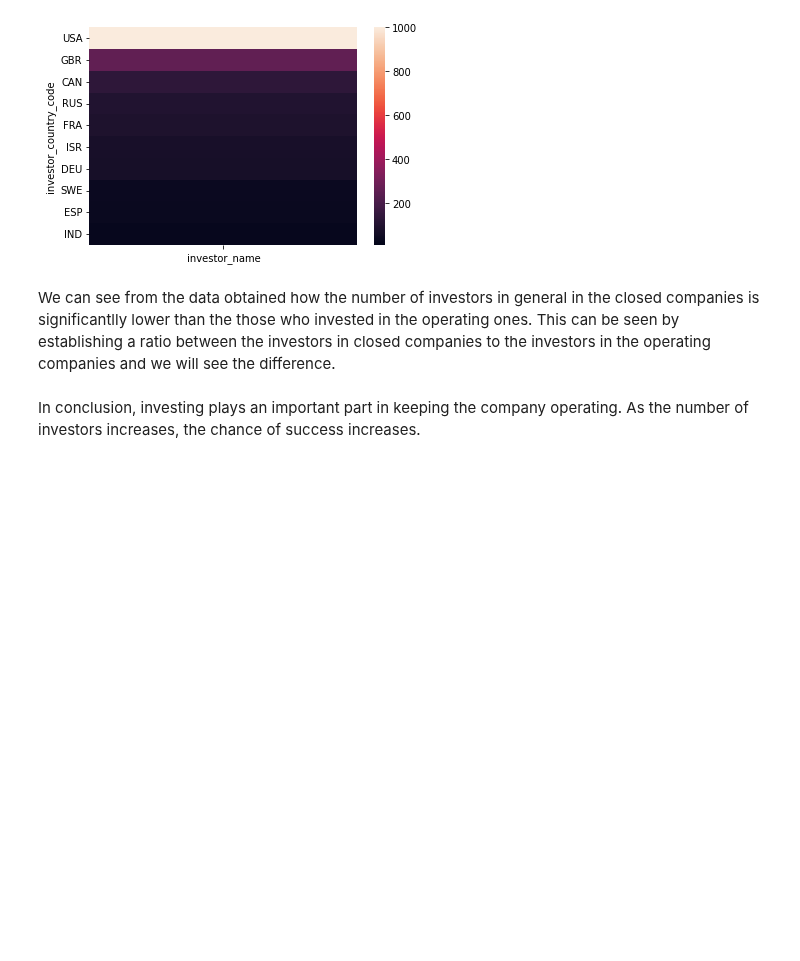
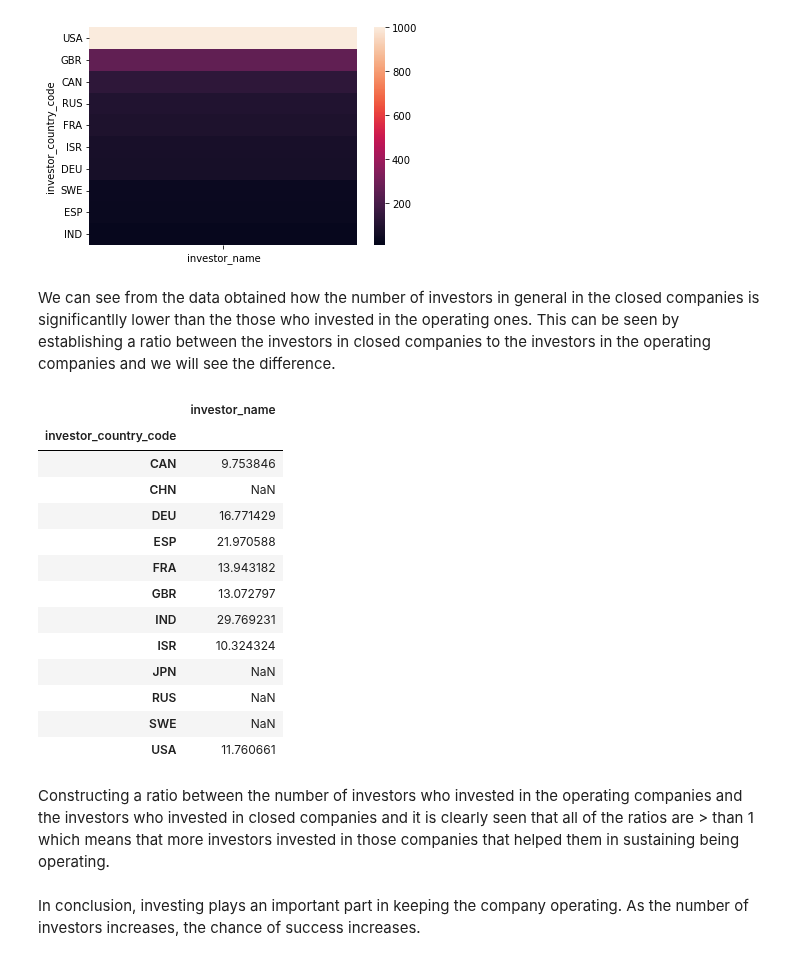
Before and after one commit to OdyAsh/StartupCompanies, a Jupyter notebook: Startup-Companies.ipynb, the cells around one changed output. Cells and saved outputs as stored; diff of their text form; code cells hidden in the pictures; blank space fills up the shorter version.

```diff
--- a/Startup-Companies.ipynb
+++ b/Startup-Companies.ipynb
@@ -2093,6 +2092,26 @@ sns.heatmap(closedcomp_investstotal, vmin=10, vmax=1000)
 [figure]
 # %% [markdown]
 We can see from the data obtained how the number of investors in general in the closed companies is significantlly lower than the those who invested in the operating ones. This can be seen by establishing a ratio between the investors in closed companies to the investors in the operating companies and we will see the difference.
+# %%
+ratio_df = operatingcomp_investstotal/closedcomp_investstotal
+ratio_df
+# %% [output]
+|  | investor_name |
+| investor_country_code |  |
+| CAN | 9.753846 |
+| CHN | NaN |
+| DEU | 16.771429 |
+| ESP | 21.970588 |
+| FRA | 13.943182 |
+| GBR | 13.072797 |
+| IND | 29.769231 |
+| ISR | 10.324324 |
+| JPN | NaN |
+| RUS | NaN |
+| SWE | NaN |
+| USA | 11.760661 |
+# %% [markdown]
+Constructing a ratio between the number of investors who invested in the operating companies and the investors who invested in closed companies and it is clearly seen that all of the ratios are > than 1 which means that more investors invested in those companies that helped them in sustaining being operating.
 # %% [markdown]
 In conclusion, investing plays an important part in keeping the company operating. As the number of investors increases, the chance of success increases.
 # %% [markdown]
```
Also changed, not shown: parts of 11 cells of this notebook.
